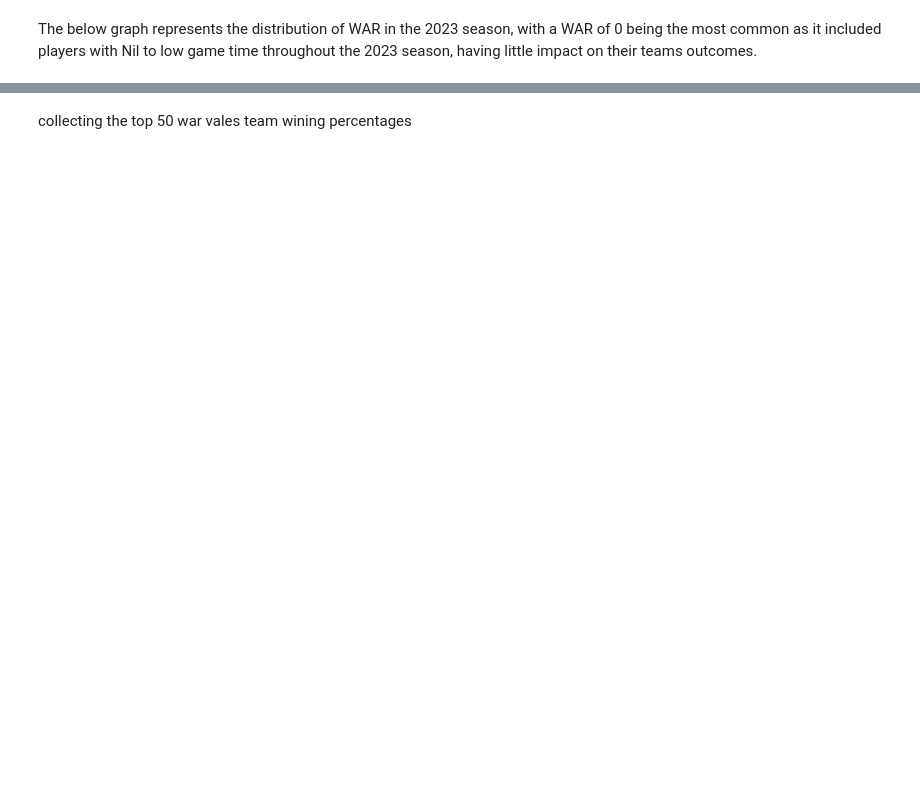
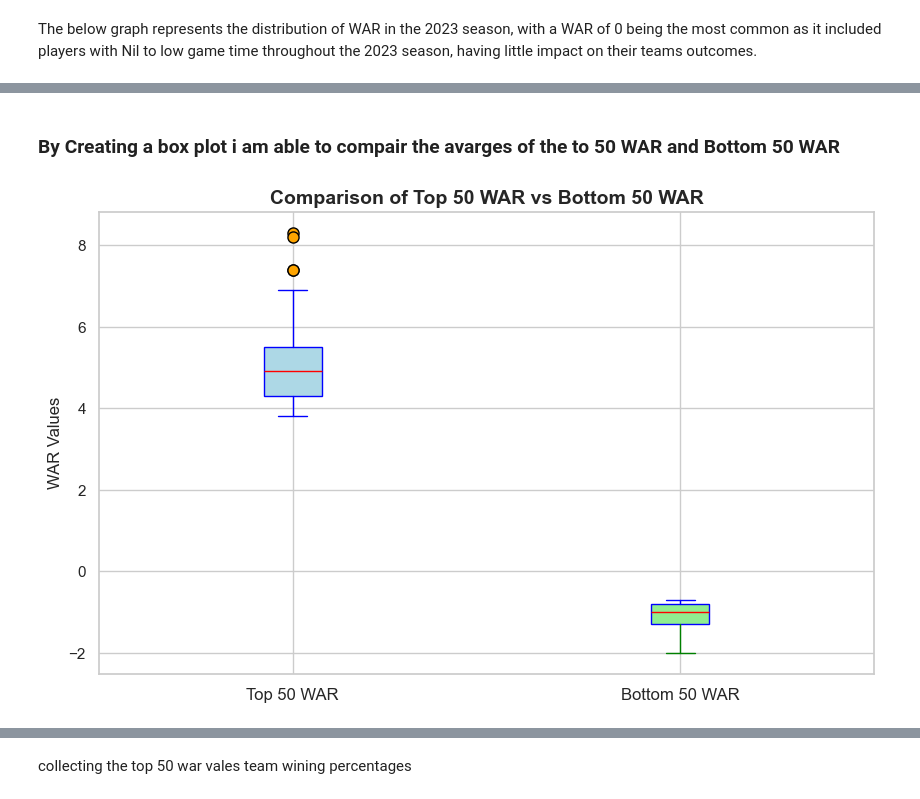
Before and after one commit to Ethanp333/baseball_data, a Jupyter notebook: starting_new.ipynb, the cells around one changed output, grey strips where cells are left out. Cells and saved outputs as stored; diff of their text form; code cells hidden in the pictures; blank space fills up the shorter version.

```diff
--- a/starting_new.ipynb
+++ b/starting_new.ipynb
@@ -298,0 +414,58 @@ Sample Standard Deviation: 1.1115809664158338
+# %% [markdown]
+### By Creating a box plot i am able to compair the avarges of the to 50 WAR and Bottom 50 WAR
+# %%
+import pandas as pd
+import matplotlib.pyplot as plt
+
+# Load the data
+file_name = "WAR_2023.csv"
+data = pd.read_csv(file_name, encoding='latin1')
+
+# Extract column 16 (WAR values)
+column_16_name = data.columns[15]  # Adjust the index if needed
+
+# Sort the data based on column 16 in descending order
+sorted_data = data.sort_values(by=column_16_name, ascending=False)
+
+# Retrieve the top 50 and bottom 50 rows based on column 16
+top_50 = sorted_data.head(50).reset_index(drop=True)
+bottom_50 = sorted_data.tail(50).reset_index(drop=True)
+
+# Extract the WAR values for top 50 and bottom 50
+top_50_war = top_50[column_16_name]
+bottom_50_war = bottom_50[column_16_name]
+
+# Create a DataFrame for plotting
+plot_data = pd.DataFrame({
+    'Top 50 WAR': top_50_war,
+    'Bottom 50 WAR': bottom_50_war
+})
+
+# Plotting the box plot
+plt.figure(figsize=(10, 6))
+
+# Pandas' built-in box plot with different colors for each box
+boxplot = plot_data.boxplot(patch_artist=True,
+                            boxprops=dict(facecolor='lightblue', color='blue'),  # Color of the top 50 box
+                            medianprops=dict(color='red'),                      # Color of the median line
+                            whiskerprops=dict(color='blue'),                    # Color of the whiskers
+                            capprops=dict(color='blue'),                        # Color of the caps
+                            flierprops=dict(markerfacecolor='orange', marker='o', markersize=8, linestyle='none'),  # Outliers
+                            return_type='dict')
+
+# Coloring the bottom 50 WAR differently
+for whisker, cap, box, median, flier in zip(boxplot['whiskers'][2:], boxplot['caps'][2:], boxplot['boxes'][1:], boxplot['medians'][1:], boxplot['fliers'][1:]):
+    whisker.set_color('green')
+    cap.set_color('green')
+    box.set(facecolor='lightgreen')
+    median.set_color('red')
+    flier.set(markerfacecolor='orange', marker='o', markersize=8, linestyle='none')
+
+# Set plot title and labels
+plt.title("Comparison of Top 50 WAR vs Bottom 50 WAR", fontsize=14, fontweight='bold')
+plt.ylabel("WAR Values")
+plt.xticks([1, 2], ['Top 50 WAR', 'Bottom 50 WAR'], fontsize=12)
+
+plt.show()
+# %% [output]
+[figure, added]
```
Also changed, not shown: parts of 43 cells of this notebook.
